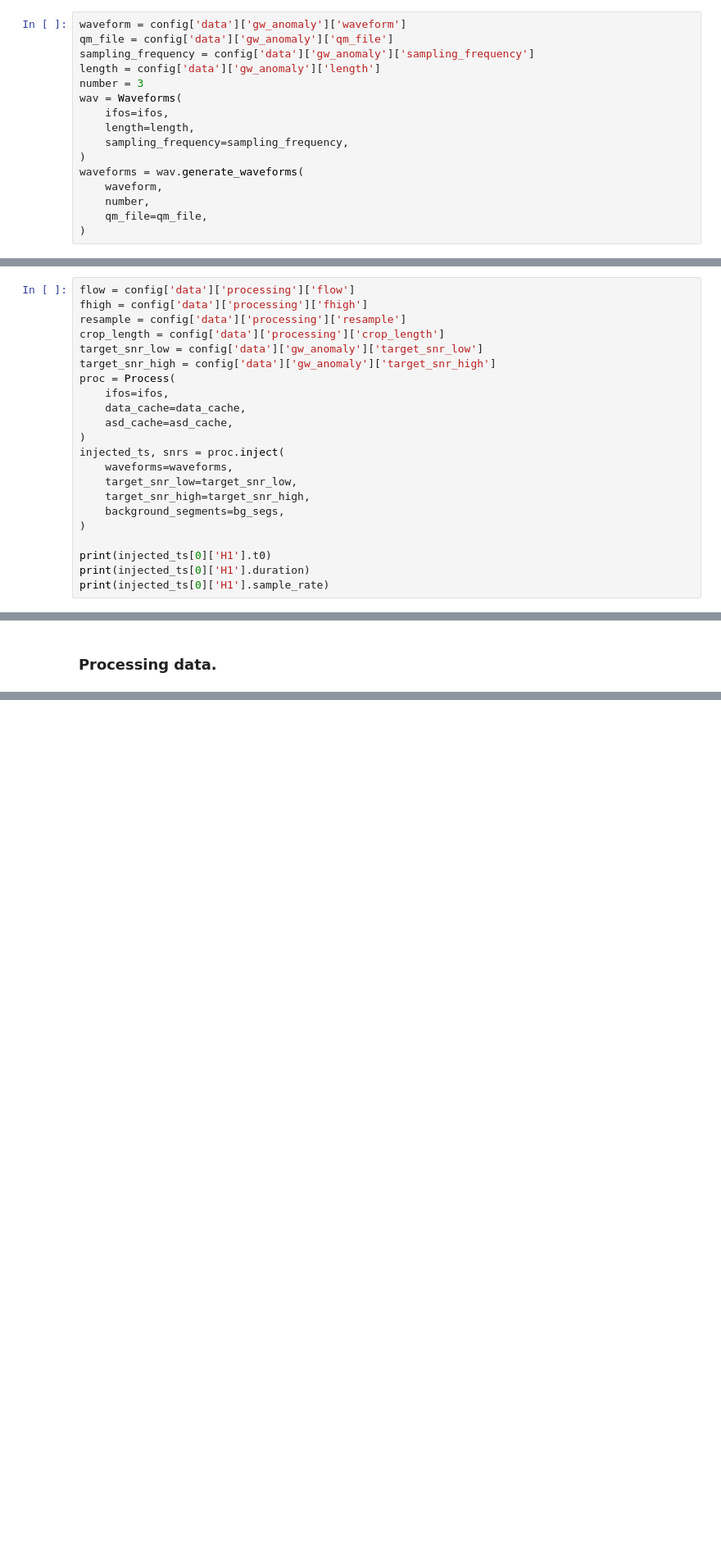
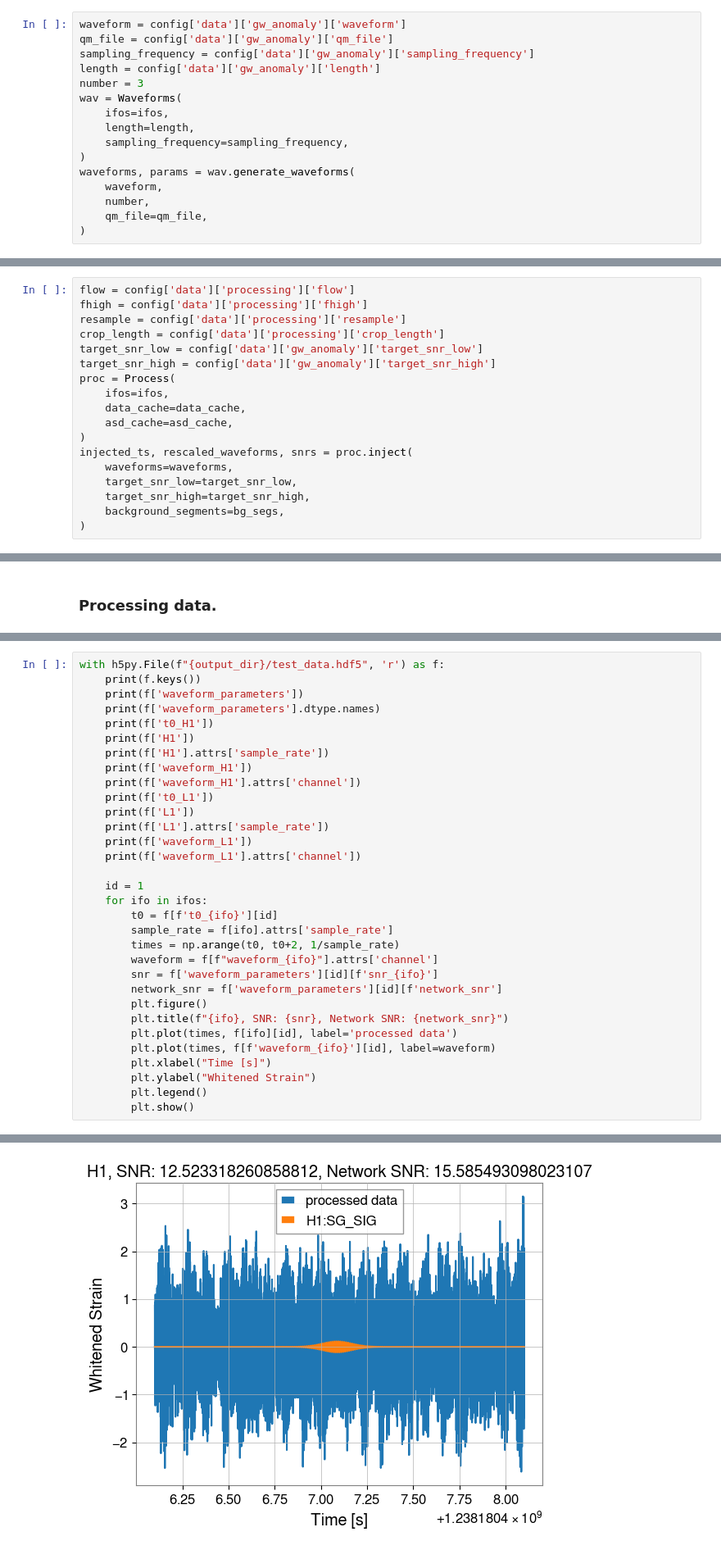
Before and after one commit to GWGASF/gw-anomaly-detection, a Jupyter notebook: test.ipynb, the cells around one changed output, grey strips where cells are left out. Shown at 82% size. Cells and saved outputs as stored; diff of their text form; blank space fills up the shorter version.

Commit message:
Testing on writing data to hdf5 files in test.ipynb. Problems with CCSN waveforms.

```diff
--- a/test.ipynb
+++ b/test.ipynb
@@ -58,7 +59,7 @@ wav = Waveforms(
     length=length,
     sampling_frequency=sampling_frequency,
 )
-waveforms = wav.generate_waveforms(
+waveforms, params = wav.generate_waveforms(
     waveform,
     number,
     qm_file=qm_file,
@@ -77,14 +78,10 @@ proc = Process(
     data_cache=data_cache,
     asd_cache=asd_cache,
 )
-injected_ts, snrs = proc.inject(
+injected_ts, rescaled_waveforms, snrs = proc.inject(
     waveforms=waveforms,
     target_snr_low=target_snr_low,
     target_snr_high=target_snr_high,
     background_segments=bg_segs,
 )
-
-print(injected_ts[0]['H1'].t0)
-print(injected_ts[0]['H1'].duration)
-print(injected_ts[0]['H1'].sample_rate)
 # %% [output]
@@ -114,0 +221,33 @@ processed_data_2 = proc.get_proccessed_data(
+# %%
+with h5py.File(f"{output_dir}/test_data.hdf5", 'r') as f:
+    print(f.keys())
+    print(f['waveform_parameters'])
+    print(f['waveform_parameters'].dtype.names)
+    print(f['t0_H1'])
+    print(f['H1'])
+    print(f['H1'].attrs['sample_rate'])
+    print(f['waveform_H1'])
+    print(f['waveform_H1'].attrs['channel'])
+    print(f['t0_L1'])
+    print(f['L1'])
+    print(f['L1'].attrs['sample_rate'])
+    print(f['waveform_L1'])
+    print(f['waveform_L1'].attrs['channel'])
+
+    id = 1
+    for ifo in ifos:
+        t0 = f[f't0_{ifo}'][id]
+        sample_rate = f[ifo].attrs['sample_rate']
+        times = np.arange(t0, t0+2, 1/sample_rate)
+        waveform = f[f"waveform_{ifo}"].attrs['channel']
+        snr = f['waveform_parameters'][id][f'snr_{ifo}']
+        network_snr = f['waveform_parameters'][id][f'network_snr']
+        plt.figure()
+        plt.title(f"{ifo}, SNR: {snr}, Network SNR: {network_snr}")
+        plt.plot(times, f[ifo][id], label='processed data')
+        plt.plot(times, f[f'waveform_{ifo}'][id], label=waveform)
+        plt.xlabel("Time [s]")
+        plt.ylabel("Whitened Strain")
+        plt.legend()
+        plt.show()
+# %% [output]
@@ -114,0 +267 @@ processed_data_2 = proc.get_proccessed_data(
+[figure, added]
```
Also changed, not shown: parts of 10 cells of this notebook, 5 other files.
